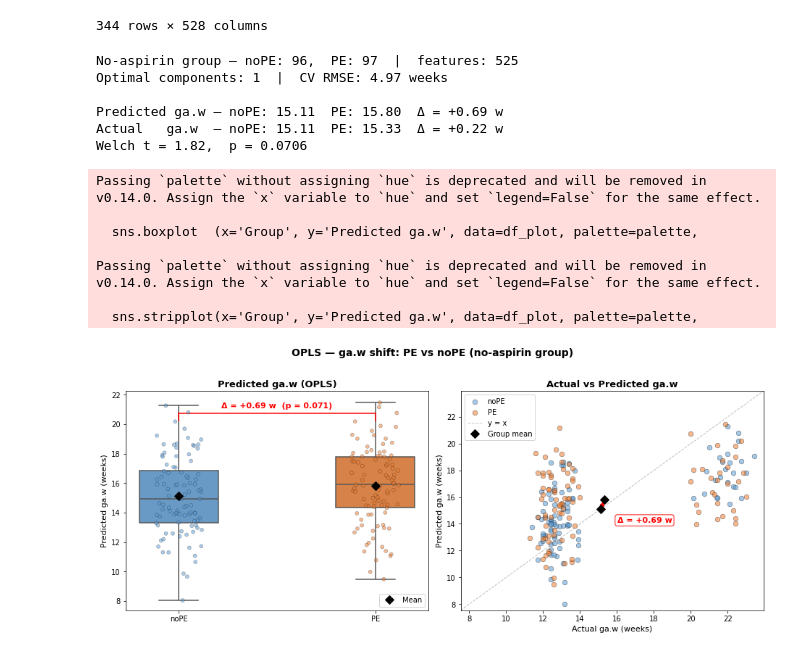
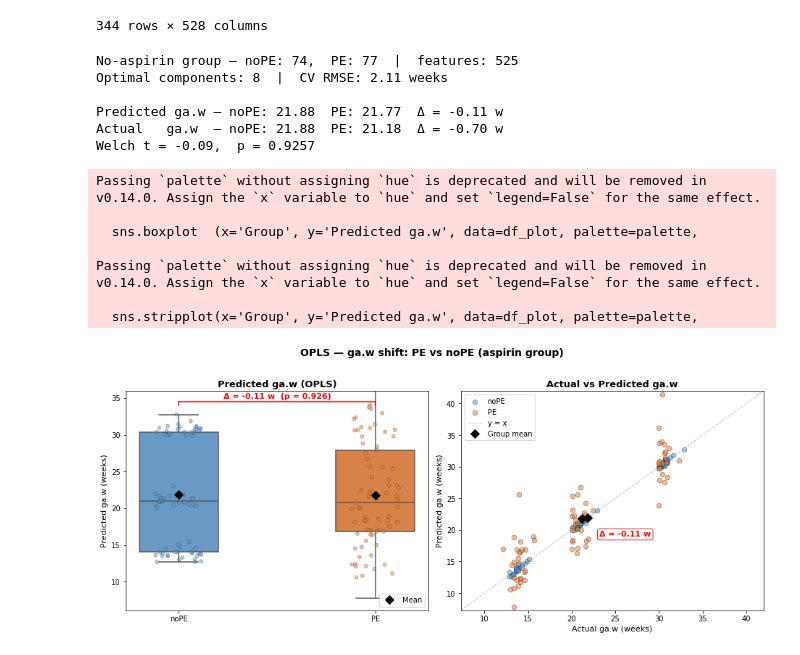
Before and after one commit to vladimirkovacevic/CUHK-Metabolomics-analysis, a Jupyter notebook: notebooks/PE_vs_noPE.ipynb, the cells around one changed output. Cells and saved outputs as stored; diff of their text form; code cells hidden in the pictures.

```diff
--- a/notebooks/PE_vs_noPE.ipynb
+++ b/notebooks/PE_vs_noPE.ipynb
@@ -254,7 +254,7 @@ from sklearn.cross_decomposition import PLSRegression
 from scipy.stats import ttest_ind
 
 # ── Filter to no-aspirin (placebo) group ────────────────────────────────────
-no_asa       = met_df_corr_filt[met_df_corr_filt['ASA'] == False].copy()
+no_asa       = met_df_corr_filt[met_df_corr_filt['ASA'] == True].copy()
 feature_cols = [c for c in no_asa.columns if c not in ['pe', 'ga.w', 'ASA']]
 
 noPE = no_asa[no_asa['pe'] == 0.0]
@@ -338,39 +338,39 @@ axes[1].plot([lo, hi], [lo, hi], 'k--', alpha=0.25, lw=1, label='y = x')
 axes[1].plot([], [], 'D', color='k', markersize=8, label='Group mean')
 
 # Arrow between group-mean points + shift label
 axes[1].annotate('', xy=(y_PE.mean(), pred_PE.mean()),
                  xytext=(y_noPE.mean(), pred_noPE.mean()),
                  arrowprops=dict(arrowstyle='->', color='red', lw=2.5))
 axes[1].annotate(f'Δ = {shift:+.2f} w',
                  xy=((y_PE.mean()+y_noPE.mean())/2, (pred_PE.mean()+pred_noPE.mean())/2),
                  xytext=(20, -25), textcoords='offset points',
                  fontsize=11, color='red', fontweight='bold',
                  bbox=dict(boxstyle='round,pad=0.25', fc='white', ec='red', alpha=0.9))
 
 axes[1].set_xlim(lo, hi);  axes[1].set_ylim(lo, hi)
 axes[1].set_xlabel('Actual ga.w (weeks)', fontsize=11)
 axes[1].set_ylabel('Predicted ga.w (weeks)', fontsize=11)
 axes[1].set_title('Actual vs Predicted ga.w', fontsize=13, fontweight='bold')
 axes[1].legend(fontsize=10, loc='upper left')
 
-fig.suptitle('OPLS — ga.w shift: PE vs noPE (no-aspirin group)',
+fig.suptitle('OPLS — ga.w shift: PE vs noPE (aspirin group)',
              fontsize=14, fontweight='bold', y=1.02)
 plt.tight_layout()
-plt.savefig('opls_ga_shift_PE_vs_noPE.png', dpi=250, bbox_inches='tight')
+plt.savefig('opls_ga_shift_PE_vs_noPE_aspirin.png', dpi=250, bbox_inches='tight')
 plt.show()
 # %% [output]
-No-aspirin group — noPE: 96,  PE: 97  |  features: 525
-Optimal components: 1  |  CV RMSE: 4.97 weeks
+No-aspirin group — noPE: 74,  PE: 77  |  features: 525
+Optimal components: 8  |  CV RMSE: 2.11 weeks
 
-Predicted ga.w — noPE: 15.11  PE: 15.80  Δ = +0.69 w
-Actual   ga.w  — noPE: 15.11  PE: 15.33  Δ = +0.22 w
-Welch t = 1.82,  p = 0.0706
+Predicted ga.w — noPE: 21.88  PE: 21.77  Δ = -0.11 w
+Actual   ga.w  — noPE: 21.88  PE: 21.18  Δ = -0.70 w
+Welch t = -0.09,  p = 0.9257
 Passing `palette` without assigning `hue` is deprecated and will be removed in v0.14.0. Assign the `x` variable to `hue` and set `legend=False` for the same effect.
 
   sns.boxplot  (x='Group', y='Predicted ga.w', data=df_plot, palette=palette,
 
 Passing `palette` without assigning `hue` is deprecated and will be removed in v0.14.0. Assign the `x` variable to `hue` and set `legend=False` for the same effect.
 
   sns.stripplot(x='Group', y='Predicted ga.w', data=df_plot, palette=palette,
-[figure, old version]
+[figure, new version]
 # %%
```
Also changed, not shown: parts of 3 cells of this notebook.
